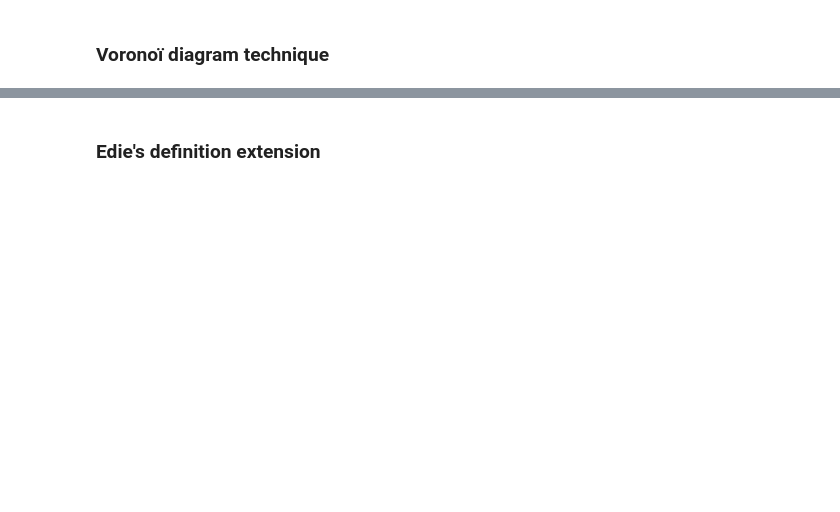
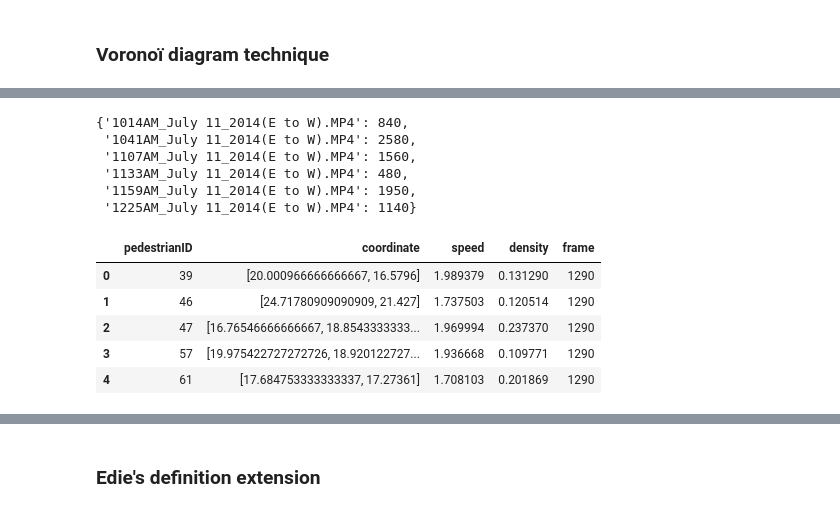
Before and after one commit to FinestStone/CIV6705, a Jupyter notebook: Projet/Projet.ipynb, the cells around one changed output, grey strips where cells are left out. Drawn from its saved outputs; the diff is of its cells as text; code cells hidden in the pictures; blank space fills up the shorter version.

```diff
--- a/Projet/Projet.ipynb
+++ b/Projet/Projet.ipynb
@@ -193,0 +446,11 @@ pyplot.show()
+# %%
+phaseFirstFrameNums
+# %% [output]
+{'1014AM_July 11_2014(E to W).MP4': 840,
+ '1041AM_July 11_2014(E to W).MP4': 2580,
+ '1107AM_July 11_2014(E to W).MP4': 1560,
+ '1133AM_July 11_2014(E to W).MP4': 480,
+ '1159AM_July 11_2014(E to W).MP4': 1950,
+ '1225AM_July 11_2014(E to W).MP4': 1140}
+# %%
+firstGreen = phaseFirstFrameNums['1014AM_July 11_2014(E to W).MP4'] + 15*frameRate
@@ -193,0 +470,26 @@ pyplot.show()
+# %%
+for frame in samples:
+    worked = True
+
+    try:
+        pedestrianIdList, pedestrianSpeedList, pedestrianCoordinatesList = pedestrianIdSpeedsCoordinates(frame)
+        objectsInFrameDensityList = voronoiCalculateDensity(pedestrianCoordinatesList, False)
+
+    except:
+        worked = False
+
+    if(worked):
+        for i in range(len(pedestrianIdList)):
+            df = pd.DataFrame([[pedestrianIdList[i], pedestrianCoordinatesList[i].tolist(), pedestrianSpeedList[i],
+                                objectsInFrameDensityList[i], frame]],
+                              columns = colPedestrianPoints)
+            pedestrianPoints = pedestrianPoints.append(df, ignore_index = True)
+# %%
+pedestrianPoints.head()
+# %% [output]
+|  | pedestrianID | coordinate | speed | density | frame |
+| 0 | 39 | [20.000966666666667, 16.5796] | 1.989379 | 0.131290 | 1290 |
+| 1 | 46 | [24.71780909090909, 21.427] | 1.737503 | 0.120514 | 1290 |
+| 2 | 47 | [16.76546666666667, 18.8543333333... | 1.969994 | 0.237370 | 1290 |
+| 3 | 57 | [19.975422727272726, 18.920122727... | 1.936668 | 0.109771 | 1290 |
+| 4 | 61 | [17.684753333333337, 17.27361] | 1.708103 | 0.201869 | 1290 |
```
Also changed, not shown: parts of 38 cells of this notebook.
